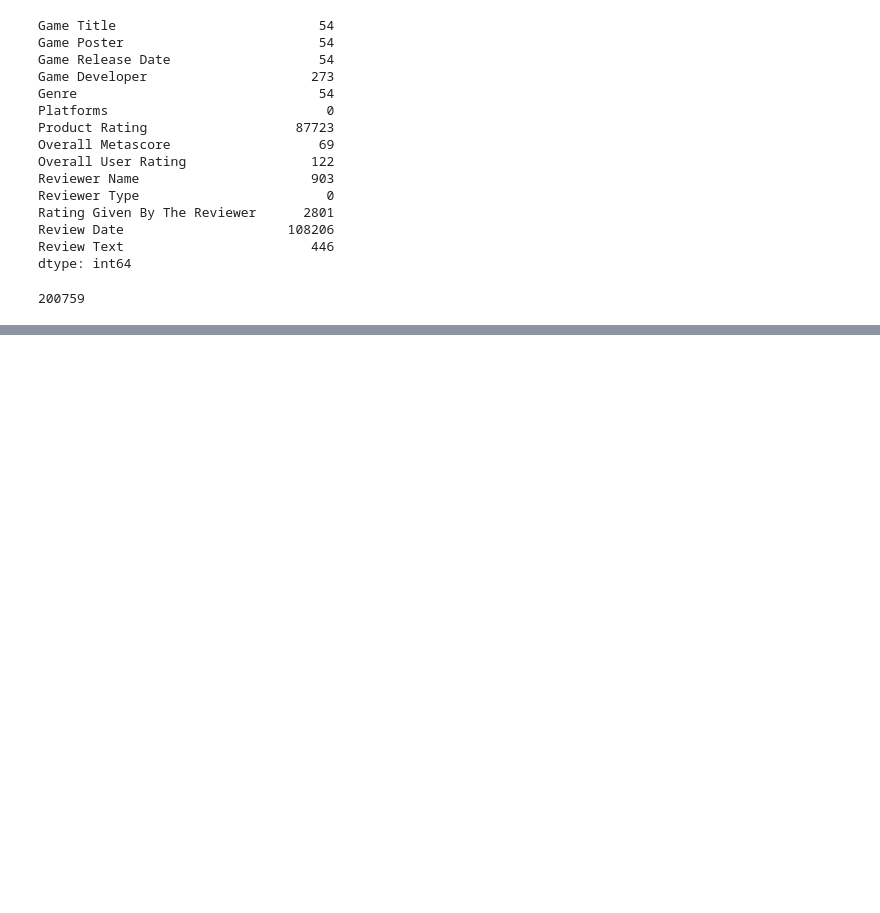
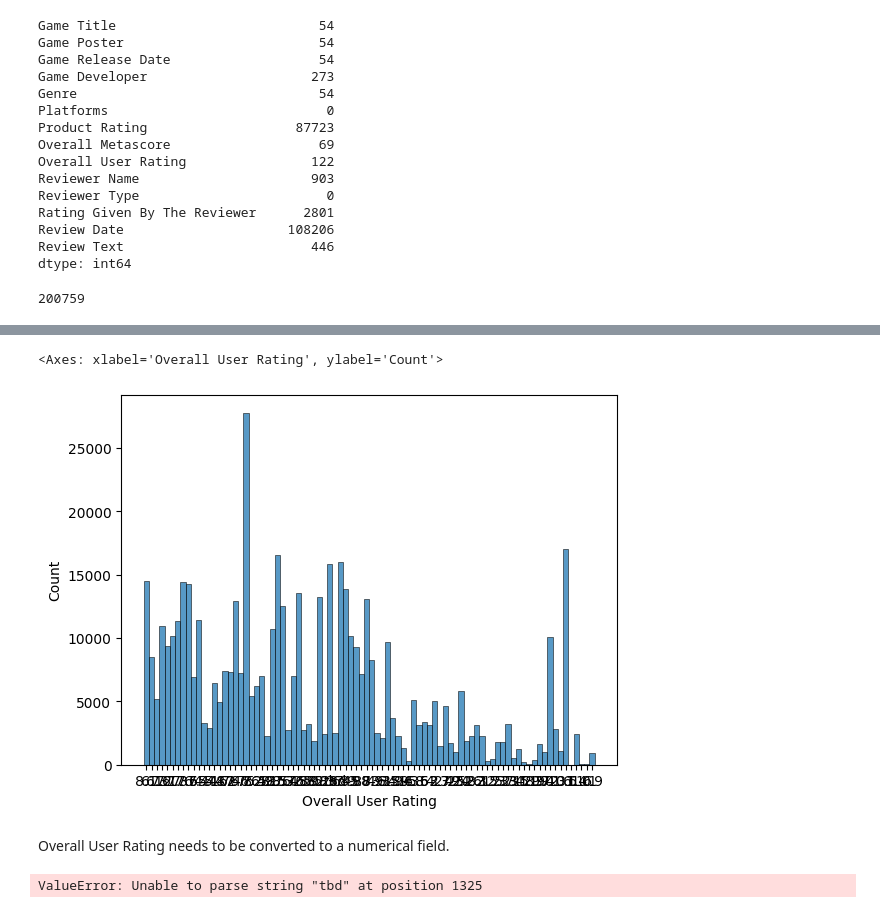
Before and after one commit to RonKlem/Video_Games, a Jupyter notebook: Video_Games_EDA.ipynb, the cells around one changed output, grey strips where cells are left out. Saved outputs shown, nothing was run; the diff lists cells and outputs as text; code cells hidden in the pictures; blank space fills up the shorter version.

```diff
--- a/Video_Games_EDA.ipynb
+++ b/Video_Games_EDA.ipynb
@@ -178,0 +249,16 @@ print("% of review date not null: ", percent_not_null_review_date, "%")
+# %%
+# Set figure size
+# sns.set(rc= {"figure.figsize": (30,8)})
+
+sns.histplot(df['Overall User Rating'], log_scale=True)
+#plt.show()
+#plt.close()
+# %% [output]
+<Axes: xlabel='Overall User Rating', ylabel='Count'>
+[figure, added]
+# %% [markdown]
+Overall User Rating needs to be converted to a numerical field.
+# %%
+df['Overall User Rating'] = pd.to_numeric(df['Overall User Rating'])        # Change to numeric field
+# %% [output]
+ValueError: Unable to parse string "tbd" at position 1325
```
Also changed, not shown: parts of 20 cells of this notebook.
